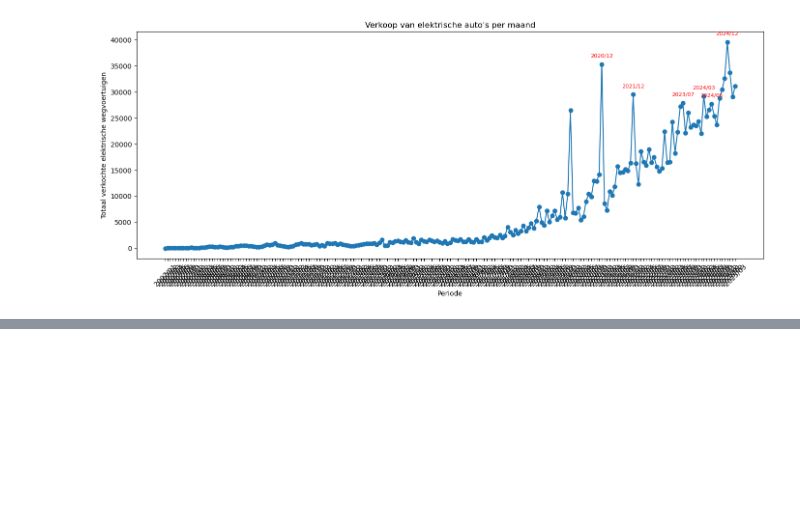
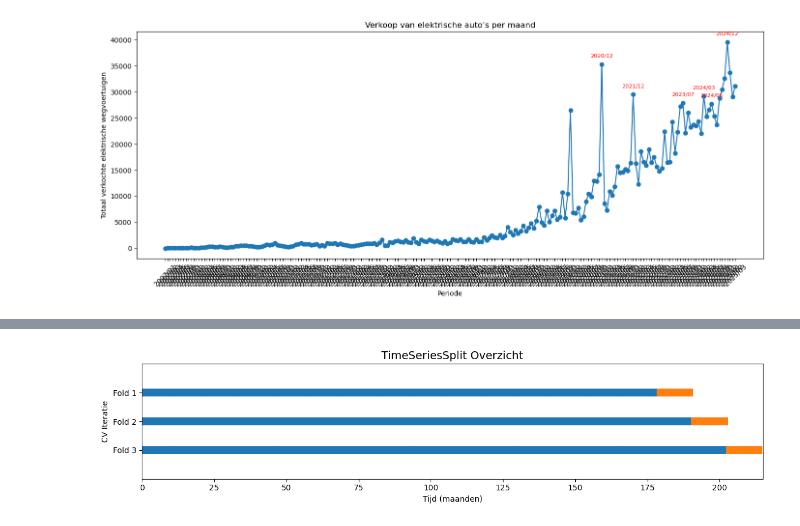
Before and after one commit to DylanHaaz/Tryhard, a Jupyter notebook: v4 _Google_trend/Preprocessing.ipynb, the cells around one changed output, grey strips where cells are left out. Drawn from its saved outputs; the diff is of its cells as text; code cells hidden in the pictures; blank space fills up the shorter version.

```diff
--- a/v4 _Google_trend/Preprocessing.ipynb
+++ b/v4 _Google_trend/Preprocessing.ipynb
@@ -833,0 +879,57 @@ plt.show()  # Display the plot
+# %%
+import numpy as np
+import pandas as pd
+import matplotlib.pyplot as plt
+from sklearn.model_selection import TimeSeriesSplit
+import matplotlib.colors as mcolors
+
+# --- Load your data ---
+df = df_lagged.copy()
+df['Periode'] = pd.to_datetime(df['Periode'])
+df.sort_values('Periode', inplace=True)
+X = df.drop(columns=['Totaal_verkochte_wegvoertuigen', 'Periode'])
+y = df['Totaal_verkochte_wegvoertuigen']
+
+# --- Define TimeSeriesSplit ---
+n_splits = 3
+test_size = 12
+tscv = TimeSeriesSplit(n_splits=n_splits, test_size=test_size)
+
+# --- Custom color map for CV ---
+cmap_cv = mcolors.ListedColormap(["#1f77b4", "#ff7f0e"])  # Blue for train, Orange for test
+
+# --- Plot function ---
+def plot_cv_indices(cv, X, y, ax, lw=10):
+    for ii, (train_index, test_index) in enumerate(cv.split(X=X)):
+        indices = np.full(len(X), np.nan)
+        indices[train_index] = 0
+        indices[test_index] = 1
+
+        ax.scatter(
+            range(len(X)),
+            [ii + 0.5] * len(X),
+            c=indices,
+            marker="_",
+            lw=lw,
+            cmap=cmap_cv,
+            vmin=-0.2,
+            vmax=1.2,
+        )
+
+    ax.set(
+        yticks=np.arange(n_splits) + 0.5,
+        yticklabels=[f"Fold {i+1}" for i in range(n_splits)],
+        xlabel="Tijd (maanden)",
+        ylabel="CV Iteratie",
+        ylim=[n_splits + 0.5, -0.5],
+        xlim=[0, len(X)],
+    )
+    ax.set_title("TimeSeriesSplit Overzicht", fontsize=14)
+
+# --- Run and plot ---
+fig, ax = plt.subplots(figsize=(12, 3))
+plot_cv_indices(tscv, X, y, ax)
+plt.tight_layout()
+plt.show()
+# %% [output]
+[figure, added]
```
Also changed, not shown: parts of 11 cells of this notebook, 1 other file.
